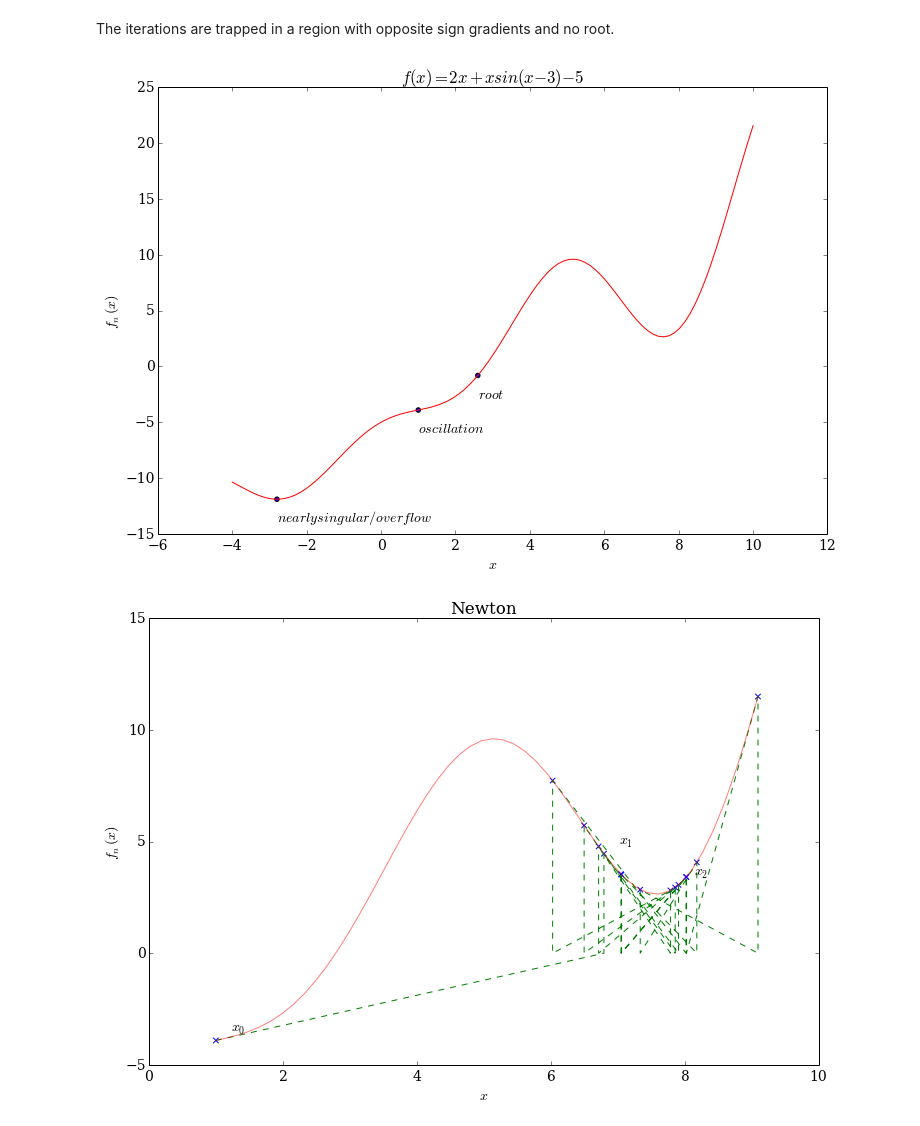
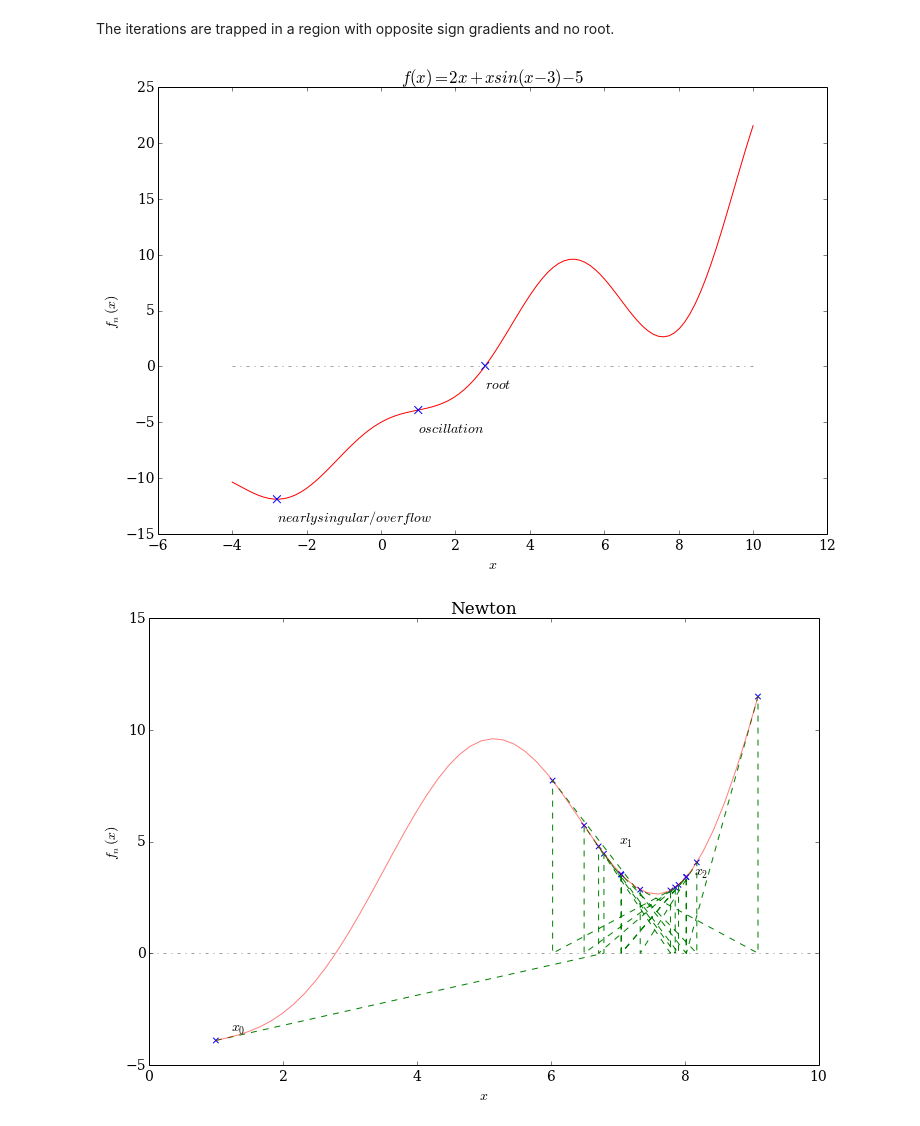
Before and after one commit to philippslang/nummet_I, a Jupyter notebook: NonLinearRoots.ipynb, the cells around one changed output. Saved outputs shown, nothing was run; the diff lists cells and outputs as text; code cells hidden in the pictures.

```diff
--- a/NonLinearRoots.ipynb
+++ b/NonLinearRoots.ipynb
@@ -595,12 +629,13 @@ x = np.linspace(-1, 2, 100)
 y = f1(x)
 
 fig, ax = plt.subplots()
-ax.plot(x, y, color='r')
-xs = [0.55, 0.85, -0.27]
+ax.plot(x, y, color='r',zorder=0)
+xs = [0.57, 0.83, -0.27]
 texts = ['$root_I$', '$root_{II}$', '$nearly singular/overflow$']
 for i in range(len(xs)):
-    ax.scatter([xs[i]], [f1(xs[i])])
+    ax.scatter([xs[i]], [f1(xs[i])],marker='x',s=60)
     ax.text(xs[i]+0.05, f1(xs[i])-0.1, texts[i])
+ax.plot(x,np.zeros_like(x),color='gray',ls='-.',alpha=0.75)
 ax.set_xlabel('$x$')
 ax.set_ylabel('$f_n(x)$')
 plt.title('$f(x)= x sin(\pi x) - exp(-x)$')
@@ -642,18 +677,19 @@ x = np.linspace(-4, 10, 100)
 y = f2(x)
 # %%
 fig, ax = plt.subplots()
-ax.plot(x, y, color='r')
-xs = [2.6, -2.8, 1.]
+ax.plot(x, y, color='r',zorder=0)
+xs = [2.8, -2.8, 1.]
 texts = ['$root$', '$nearly singular/overflow$', '$oscillation$']
 for i in range(len(xs)):
-    ax.scatter([xs[i]], [f2(xs[i])])
+    ax.scatter([xs[i]], [f2(xs[i])],marker='x',s=60)
     ax.text(xs[i], f2(xs[i])-2, texts[i])
+ax.plot(x,np.zeros_like(x),color='gray',ls='-.',alpha=0.75)
 ax.set_xlabel('$x$')
 ax.set_ylabel('$f_n(x)$')
 plt.title('$f(x)= 2x + x sin(x-3) - 5$')
 plt.show()
 # %% [output]
-[figure, old version]
+[figure, new version]
 # %%
 x0 = 1
 esenummet.plot_newton_convergence_pattern(f2, 1E-8, x0, 1E-7, 2, inset=False, maxiter=14)
```
Also changed, not shown: parts of 26 cells of this notebook, 2 other files.
